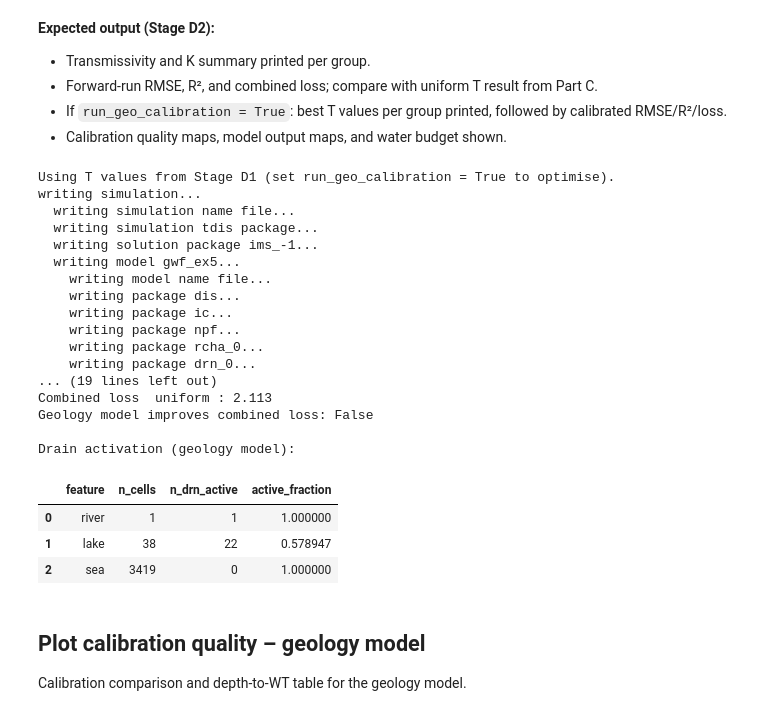
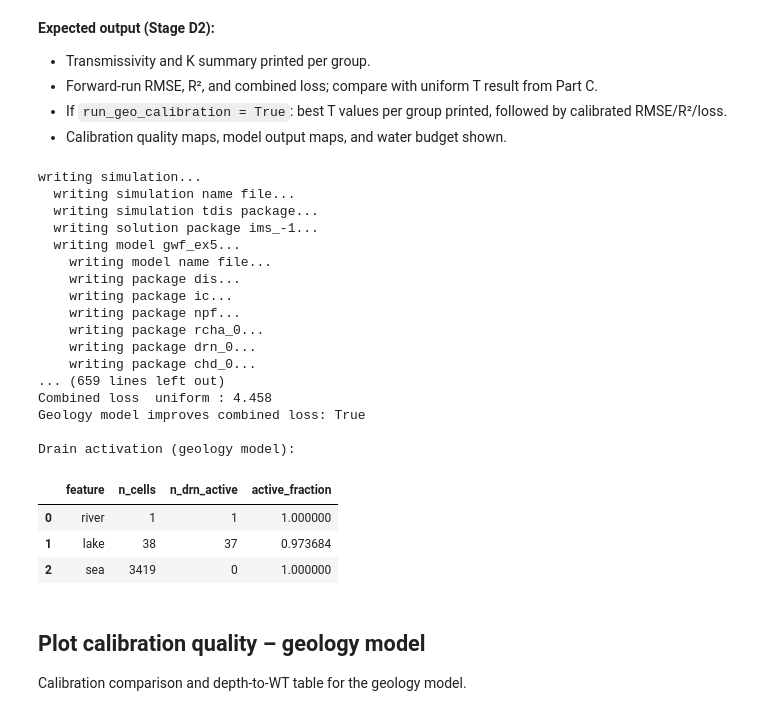
Before and after one commit to Leja-skywalker/GEOV212_exercise_2_LH, a Jupyter notebook: exercise_5b_gw_model.ipynb, the cells around one changed output. Drawn from its saved outputs; the diff is of its cells as text; code cells hidden in the pictures.

```diff
--- a/exercise_5b_gw_model.ipynb
+++ b/exercise_5b_gw_model.ipynb
@@ -1066,8 +1067,8 @@ Calibration group summary:
 T_by_group = {name: best_t_uniform for name in group_names}
 
 # ── MODIFY BELOW: assign different T values per group (uncomment and adjust) ──
-# T_by_group['quaternary'] = best_t_uniform   # m²/s  <- change this
-# T_by_group['bedrock']    = best_t_uniform   # m²/s  <- change this
+T_by_group['quaternary'] = best_t_uniform   # m²/s  <- change this
+T_by_group['bedrock']    = best_t_uniform   # m²/s  <- change this
 
 # ── Build the hk field (K = T / aquifer_thickness_m) ───────────────────────────
 hk_geo_base = np.full_like(dem, 1e-12, dtype=float)
@@ -1172,7 +1173,7 @@ Set `run_geo_calibration = True` to run Nelder-Mead optimisation of T per group.
 # ── Optional: automated group T calibration ───────────────────────────────
 # Set run_geo_calibration = True to search for the best T per group using
 # Nelder-Mead optimisation. Starting values come from T_by_group (Stage D1).
-run_geo_calibration = False
+run_geo_calibration = True
 
 # Allowed T range (log10 space) for the calibration search.
 _T_LOG_MIN = -8.0   # 1e-8 m²/s  (very low T)
@@ -1241,38 +1242,38 @@ print()
 print('Geology model: diagnostics (not part of the calibration loss):')
 print(f"  R²                      : {stats_geo['r2']:.3f}")
 print(f"  Bias                    : {stats_geo['bias']:.2f} m")
 print(f"  Seepage match fraction  : {targets_geo['seepage_match_fraction']:.3f}")
 print(f"  Losing-reach fraction   : {targets_geo['below_wt_fraction']:.3f}")
 print(f"  SW stage RMSE           : {targets_geo['surfacewater_stage_rmse_m']:.2f} m")
 print()
 print(f"Combined loss  geology : {geo_result['loss']:.3f}")
 print(f"Combined loss  uniform : {uniform_result['loss']:.3f}")
 print(f'Geology model improves combined loss: {geo_result["loss"] < uniform_result["loss"]}')
 
 activation_geo = gwu.check_drain_activation(head_geo, diag_geo, sw, sea, active)
 print('\nDrain activation (geology model):')
 display(activation_geo)
 # %% [output]
-Using T values from Stage D1 (set run_geo_calibration = True to optimise).
 writing simulation...
   writing simulation name file...
   writing simulation tdis package...
   writing solution package ims_-1...
   writing model gwf_ex5...
     writing model name file...
     writing package dis...
     writing package ic...
     writing package npf...
     writing package rcha_0...
     writing package drn_0...
-... (19 lines left out)
-Combined loss  uniform : 2.113
-Geology model improves combined loss: False
+    writing package chd_0...
+... (659 lines left out)
+Combined loss  uniform : 4.458
+Geology model improves combined loss: True
 
 Drain activation (geology model):
 |  | feature | n_cells | n_drn_active | active_fraction |
 | 0 | river | 1 | 1 | 1.000000 |
-| 1 | lake | 38 | 22 | 0.578947 |
+| 1 | lake | 38 | 37 | 0.973684 |
 | 2 | sea | 3419 | 0 | 1.000000 |
 # %% [markdown]
 ## Plot calibration quality – geology model
```
Also changed, not shown: parts of 3 cells of this notebook.
